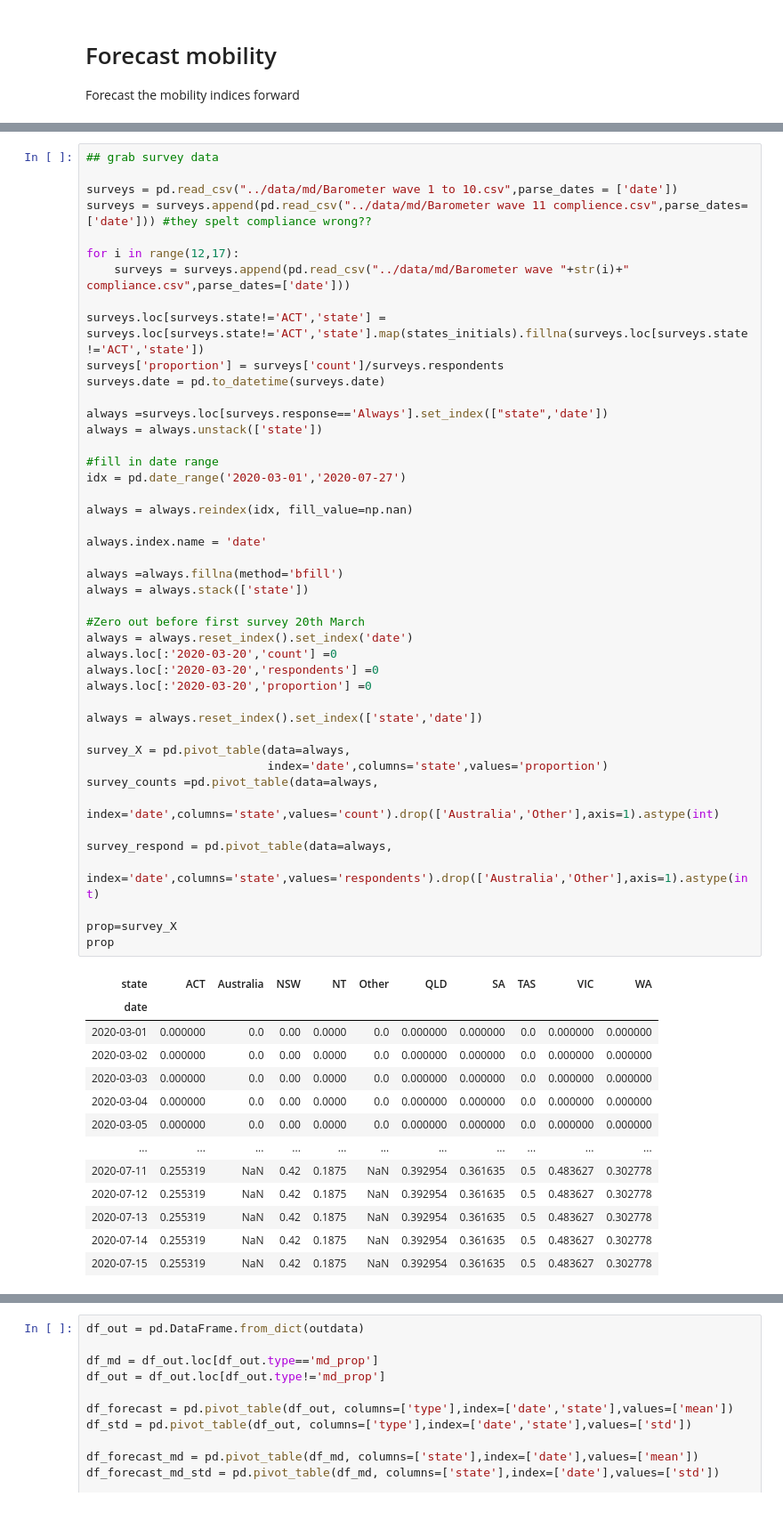
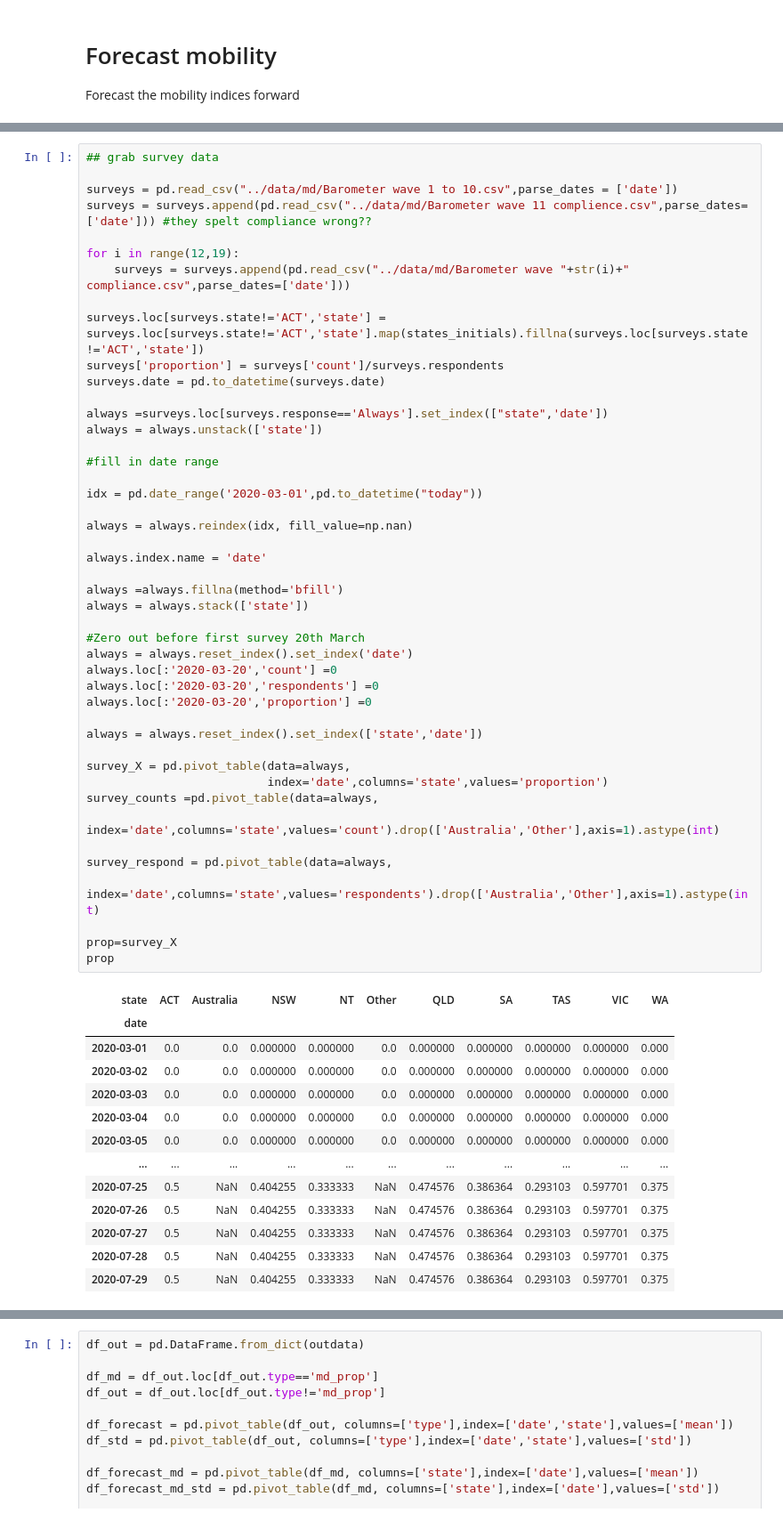
Before and after one commit to tdennisliu/covid19-forecasting-aus, a Jupyter notebook: model/forecast.ipynb, the cells around one changed output, grey strips where cells are left out. Shown at 89% size. Cells and saved outputs as stored; diff of their text form.

```diff
--- a/model/forecast.ipynb
+++ b/model/forecast.ipynb
@@ -100,7 +100,7 @@ Last Google date is 2020-07-21T00:00:00.000000000
 surveys = pd.read_csv("../data/md/Barometer wave 1 to 10.csv",parse_dates = ['date'])
 surveys = surveys.append(pd.read_csv("../data/md/Barometer wave 11 complience.csv",parse_dates=['date'])) #they spelt compliance wrong??
 
-for i in range(12,17):
+for i in range(12,19):
     surveys = surveys.append(pd.read_csv("../data/md/Barometer wave "+str(i)+" compliance.csv",parse_dates=['date']))
 
 surveys.loc[surveys.state!='ACT','state'] = surveys.loc[surveys.state!='ACT','state'].map(states_initials).fillna(surveys.loc[surveys.state!='ACT','state'])
@@ -111,44 +111,45 @@ always =surveys.loc[surveys.response=='Always'].set_index(["state",'date'])
 always = always.unstack(['state'])
 
 #fill in date range
-idx = pd.date_range('2020-03-01','2020-07-27')
+
+idx = pd.date_range('2020-03-01',pd.to_datetime("today"))
 
 always = always.reindex(idx, fill_value=np.nan)
 
 always.index.name = 'date'
 
 always =always.fillna(method='bfill')
 always = always.stack(['state'])
 
 #Zero out before first survey 20th March
 always = always.reset_index().set_index('date')
 always.loc[:'2020-03-20','count'] =0
 always.loc[:'2020-03-20','respondents'] =0
 always.loc[:'2020-03-20','proportion'] =0
 
 always = always.reset_index().set_index(['state','date'])
 
 survey_X = pd.pivot_table(data=always,
                           index='date',columns='state',values='proportion')
 survey_counts =pd.pivot_table(data=always,
                           index='date',columns='state',values='count').drop(['Australia','Other'],axis=1).astype(int)
 
 survey_respond = pd.pivot_table(data=always,
                           index='date',columns='state',values='respondents').drop(['Australia','Other'],axis=1).astype(int)
 
 prop=survey_X
 prop
 # %% [output]
 | state | ACT | Australia | NSW | NT | Other | QLD | SA | TAS | VIC | WA |
 | date |  |  |  |  |  |  |  |  |  |  |
-| 2020-03-01 | 0.000000 | 0.0 | 0.00 | 0.0000 | 0.0 | 0.000000 | 0.000000 | 0.0 | 0.000000 | 0.000000 |
-| 2020-03-02 | 0.000000 | 0.0 | 0.00 | 0.0000 | 0.0 | 0.000000 | 0.000000 | 0.0 | 0.000000 | 0.000000 |
-| 2020-03-03 | 0.000000 | 0.0 | 0.00 | 0.0000 | 0.0 | 0.000000 | 0.000000 | 0.0 | 0.000000 | 0.000000 |
-| 2020-03-04 | 0.000000 | 0.0 | 0.00 | 0.0000 | 0.0 | 0.000000 | 0.000000 | 0.0 | 0.000000 | 0.000000 |
-| 2020-03-05 | 0.000000 | 0.0 | 0.00 | 0.0000 | 0.0 | 0.000000 | 0.000000 | 0.0 | 0.000000 | 0.000000 |
+| 2020-03-01 | 0.0 | 0.0 | 0.000000 | 0.000000 | 0.0 | 0.000000 | 0.000000 | 0.000000 | 0.000000 | 0.000 |
+| 2020-03-02 | 0.0 | 0.0 | 0.000000 | 0.000000 | 0.0 | 0.000000 | 0.000000 | 0.000000 | 0.000000 | 0.000 |
+| 2020-03-03 | 0.0 | 0.0 | 0.000000 | 0.000000 | 0.0 | 0.000000 | 0.000000 | 0.000000 | 0.000000 | 0.000 |
+| 2020-03-04 | 0.0 | 0.0 | 0.000000 | 0.000000 | 0.0 | 0.000000 | 0.000000 | 0.000000 | 0.000000 | 0.000 |
+| 2020-03-05 | 0.0 | 0.0 | 0.000000 | 0.000000 | 0.0 | 0.000000 | 0.000000 | 0.000000 | 0.000000 | 0.000 |
 | ... | ... | ... | ... | ... | ... | ... | ... | ... | ... | ... |
-| 2020-07-11 | 0.255319 | NaN | 0.42 | 0.1875 | NaN | 0.392954 | 0.361635 | 0.5 | 0.483627 | 0.302778 |
-| 2020-07-12 | 0.255319 | NaN | 0.42 | 0.1875 | NaN | 0.392954 | 0.361635 | 0.5 | 0.483627 | 0.302778 |
-| 2020-07-13 | 0.255319 | NaN | 0.42 | 0.1875 | NaN | 0.392954 | 0.361635 | 0.5 | 0.483627 | 0.302778 |
-| 2020-07-14 | 0.255319 | NaN | 0.42 | 0.1875 | NaN | 0.392954 | 0.361635 | 0.5 | 0.483627 | 0.302778 |
-| 2020-07-15 | 0.255319 | NaN | 0.42 | 0.1875 | NaN | 0.392954 | 0.361635 | 0.5 | 0.483627 | 0.302778 |
+| 2020-07-25 | 0.5 | NaN | 0.404255 | 0.333333 | NaN | 0.474576 | 0.386364 | 0.293103 | 0.597701 | 0.375 |
+| 2020-07-26 | 0.5 | NaN | 0.404255 | 0.333333 | NaN | 0.474576 | 0.386364 | 0.293103 | 0.597701 | 0.375 |
+| 2020-07-27 | 0.5 | NaN | 0.404255 | 0.333333 | NaN | 0.474576 | 0.386364 | 0.293103 | 0.597701 | 0.375 |
+| 2020-07-28 | 0.5 | NaN | 0.404255 | 0.333333 | NaN | 0.474576 | 0.386364 | 0.293103 | 0.597701 | 0.375 |
+| 2020-07-29 | 0.5 | NaN | 0.404255 | 0.333333 | NaN | 0.474576 | 0.386364 | 0.293103 | 0.597701 | 0.375 |
```
Also changed, not shown: parts of 16 cells of this notebook, 2 other files.
